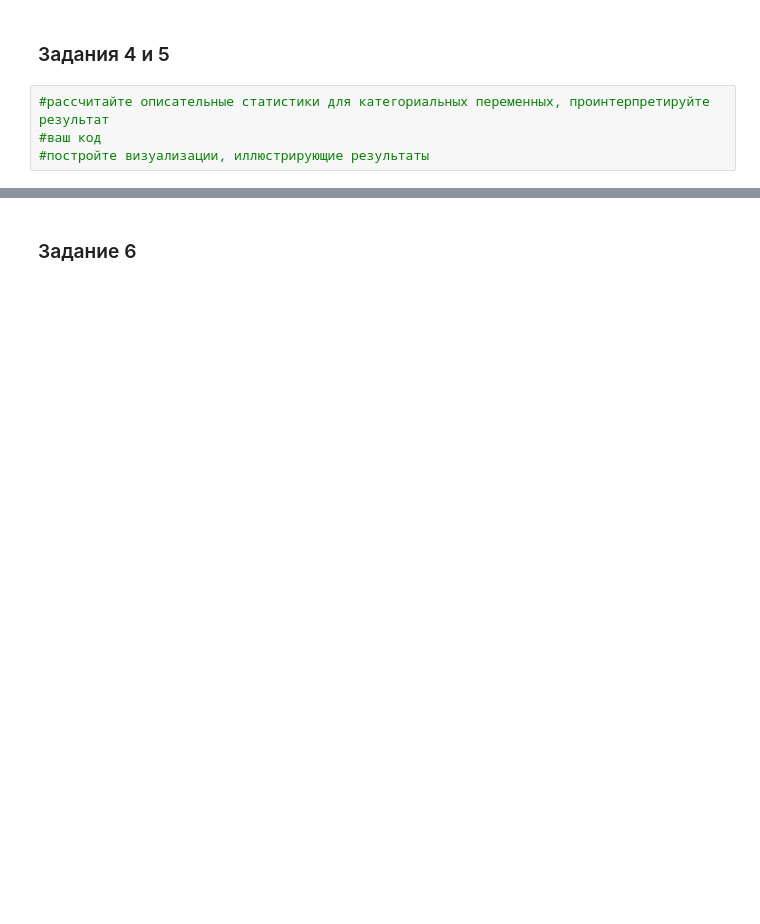
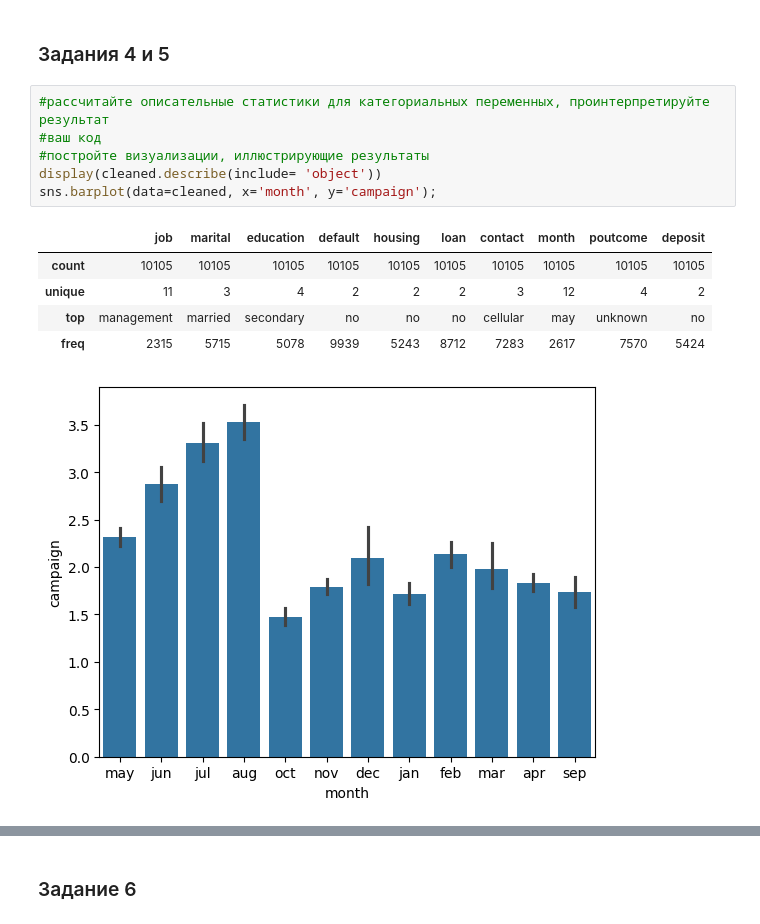
Before and after one commit to AntonYurkovskiy/Project_4_ML_BankDeposits, a Jupyter notebook: Project_4_ML.ipynb, the cells around one changed output, grey strips where cells are left out. Saved outputs shown, nothing was run; the diff lists cells and outputs as text; blank space fills up the shorter version.

```diff
--- a/Project_4_ML.ipynb
+++ b/Project_4_ML.ipynb
@@ -170,4 +209,13 @@ print(f'Нижняя граница: {upper_bound}')
 # %%
 #рассчитайте описательные статистики для категориальных переменных, проинтерпретируйте результат
 #ваш код
 #постройте визуализации, иллюстрирующие результаты
+display(cleaned.describe(include= 'object'))
+sns.barplot(data=cleaned, x='month', y='campaign');
+# %% [output]
+|  | job | marital | education | default | housing | loan | contact | month | poutcome | deposit |
+| count | 10105 | 10105 | 10105 | 10105 | 10105 | 10105 | 10105 | 10105 | 10105 | 10105 |
+| unique | 11 | 3 | 4 | 2 | 2 | 2 | 3 | 12 | 4 | 2 |
+| top | management | married | secondary | no | no | no | cellular | may | unknown | no |
+| freq | 2315 | 5715 | 5078 | 9939 | 5243 | 8712 | 7283 | 2617 | 7570 | 5424 |
+[figure, added]
```
Also changed, not shown: parts of 14 cells of this notebook.
